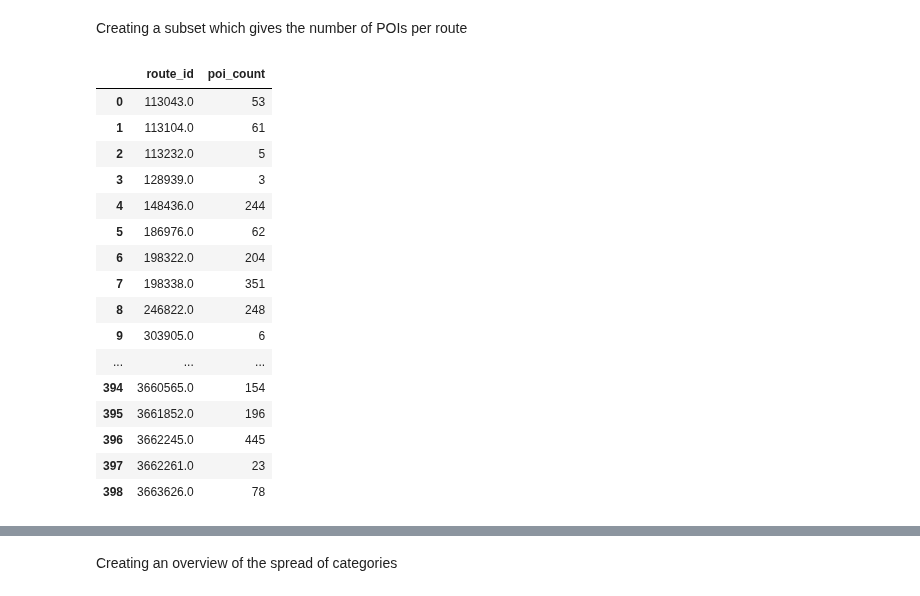
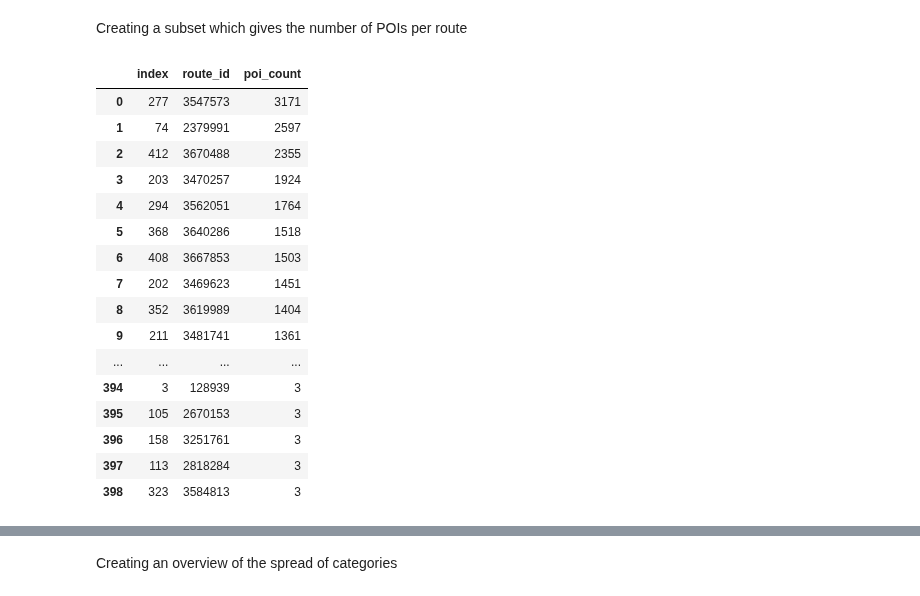
Before and after one commit to TechLabs-Berlin/wt21-way-to-go, a Jupyter notebook: data_visualisation/data_visualisation_emilio.ipynb, the cells around one changed output, grey strips where cells are left out. Drawn from its saved outputs; the diff is of its cells as text; code cells hidden in the pictures.

```diff
--- a/data_visualisation/data_visualisation_emilio.ipynb
+++ b/data_visualisation/data_visualisation_emilio.ipynb
@@ -27,22 +27,25 @@ joint_data
 # %% [markdown]
 Creating a subset which gives the number of POIs per route
-# %%
-joint_data.groupby( ["route_id"] ).size().to_frame(name = 'poi_count').reset_index()
-# %% [output]
-|  | route_id | poi_count |
-| 0 | 113043.0 | 53 |
-| 1 | 113104.0 | 61 |
-| 2 | 113232.0 | 5 |
-| 3 | 128939.0 | 3 |
-| 4 | 148436.0 | 244 |
-| 5 | 186976.0 | 62 |
-| 6 | 198322.0 | 204 |
-| 7 | 198338.0 | 351 |
-| 8 | 246822.0 | 248 |
-| 9 | 303905.0 | 6 |
-| ... | ... | ... |
-| 394 | 3660565.0 | 154 |
-| 395 | 3661852.0 | 196 |
-| 396 | 3662245.0 | 445 |
-| 397 | 3662261.0 | 23 |
-| 398 | 3663626.0 | 78 |
+# %%
+poi_per_route = joint_data.groupby( ["route_id"] ).size().to_frame(name = 'poi_count').reset_index()
+poi_per_route.sort_values(by='poi_count', ascending=False, inplace=True)
+poi_per_route.reset_index(inplace=True)
+poi_per_route
+# %% [output]
+|  | index | route_id | poi_count |
+| 0 | 277 | 3547573 | 3171 |
+| 1 | 74 | 2379991 | 2597 |
+| 2 | 412 | 3670488 | 2355 |
+| 3 | 203 | 3470257 | 1924 |
+| 4 | 294 | 3562051 | 1764 |
+| 5 | 368 | 3640286 | 1518 |
+| 6 | 408 | 3667853 | 1503 |
+| 7 | 202 | 3469623 | 1451 |
+| 8 | 352 | 3619989 | 1404 |
+| 9 | 211 | 3481741 | 1361 |
+| ... | ... | ... | ... |
+| 394 | 3 | 128939 | 3 |
+| 395 | 105 | 2670153 | 3 |
+| 396 | 158 | 3251761 | 3 |
+| 397 | 113 | 2818284 | 3 |
+| 398 | 323 | 3584813 | 3 |
```
Also changed, not shown: parts of 7 cells of this notebook.
